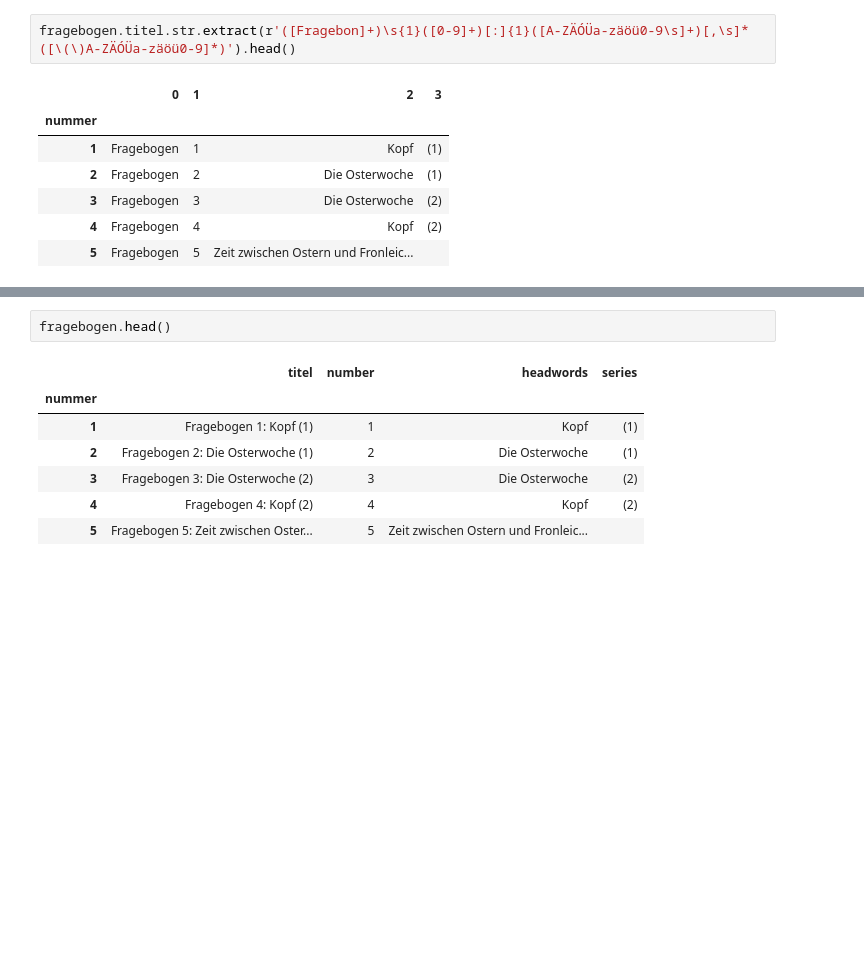
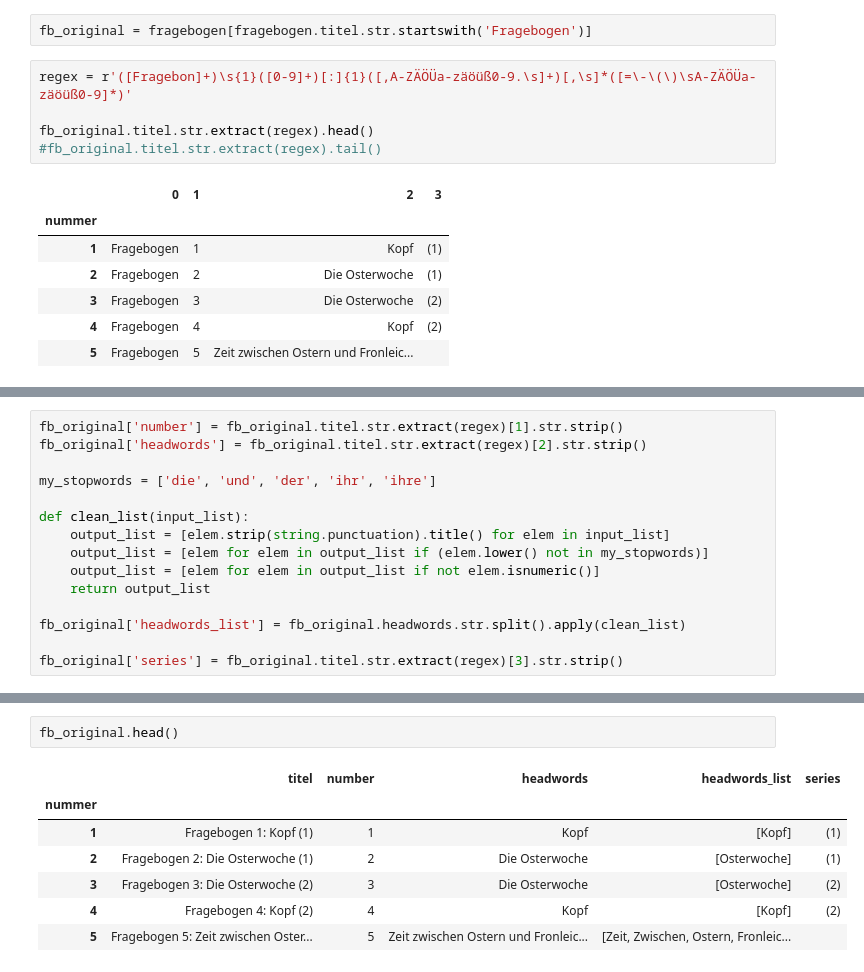
Before and after one commit to acdh-oeaw/exploreAT-Concepts, a Jupyter notebook: concepts.ipynb, the cells around one changed output, grey strips where cells are left out. Cells and saved outputs as stored; diff of their text form; blank space fills up the shorter version.

Commit message:
finishing extracting

```diff
--- a/concepts.ipynb
+++ b/concepts.ipynb
@@ -45,5 +75,10 @@ fragebogen.head()
+# %%
+fb_original = fragebogen[fragebogen.titel.str.startswith('Fragebogen')]
 # %%
-fragebogen.titel.str.extract(r'([Fragebon]+)\s{1}([0-9]+)[:]{1}([A-ZÄÓÜa-zäöü0-9\s]+)[,\s]*([\(\)A-ZÄÓÜa-zäöü0-9]*)').head()
+regex = r'([Fragebon]+)\s{1}([0-9]+)[:]{1}([,A-ZÄÖÜa-zäöüß0-9.\s]+)[,\s]*([=\-\(\)\sA-ZÄÖÜa-zäöüß0-9]*)'
+
+fb_original.titel.str.extract(regex).head()
+#fb_original.titel.str.extract(regex).tail()
 # %% [output]
 |  | 0 | 1 | 2 | 3 |
 | nummer |  |  |  |  |
@@ -63,0 +92,15 @@ fragebogen.titel.str.extract(r'([Fragebon]+)\s{1}([0-9]+)[:]{1}([,A-ZÄÖÜa-zä
+# %%
+fb_original['number'] = fb_original.titel.str.extract(regex)[1].str.strip()
+fb_original['headwords'] = fb_original.titel.str.extract(regex)[2].str.strip()
+
+my_stopwords = ['die', 'und', 'der', 'ihr', 'ihre']
+
+def clean_list(input_list):
+    output_list = [elem.strip(string.punctuation).title() for elem in input_list]
+    output_list = [elem for elem in output_list if (elem.lower() not in my_stopwords)]
+    output_list = [elem for elem in output_list if not elem.isnumeric()]
+    return output_list
+
+fb_original['headwords_list'] = fb_original.headwords.str.split().apply(clean_list)
+
+fb_original['series'] = fb_original.titel.str.extract(regex)[3].str.strip()
@@ -64,11 +127,11 @@ fragebogen.titel.str.extract(r'([Fragebon]+)\s{1}([0-9]+)[:]{1}([,A-ZÄÖÜa-zä
 # %%
-fragebogen.head()
+fb_original.head()
 # %% [output]
-|  | titel | number | headwords | series |
-| nummer |  |  |  |  |
-| 1 | Fragebogen 1: Kopf (1) | 1 | Kopf | (1) |
-| 2 | Fragebogen 2: Die Osterwoche (1) | 2 | Die Osterwoche | (1) |
-| 3 | Fragebogen 3: Die Osterwoche (2) | 3 | Die Osterwoche | (2) |
-| 4 | Fragebogen 4: Kopf (2) | 4 | Kopf | (2) |
-| 5 | Fragebogen 5: Zeit zwischen Oster... | 5 | Zeit zwischen Ostern und Fronleic... |  |
+|  | titel | number | headwords | headwords_list | series |
+| nummer |  |  |  |  |  |
+| 1 | Fragebogen 1: Kopf (1) | 1 | Kopf | [Kopf] | (1) |
+| 2 | Fragebogen 2: Die Osterwoche (1) | 2 | Die Osterwoche | [Osterwoche] | (1) |
+| 3 | Fragebogen 3: Die Osterwoche (2) | 3 | Die Osterwoche | [Osterwoche] | (2) |
+| 4 | Fragebogen 4: Kopf (2) | 4 | Kopf | [Kopf] | (2) |
+| 5 | Fragebogen 5: Zeit zwischen Oster... | 5 | Zeit zwischen Ostern und Fronleic... | [Zeit, Zwischen, Ostern, Fronleic... |  |
 # %%
```
Also changed, not shown: parts of 16 cells of this notebook.
